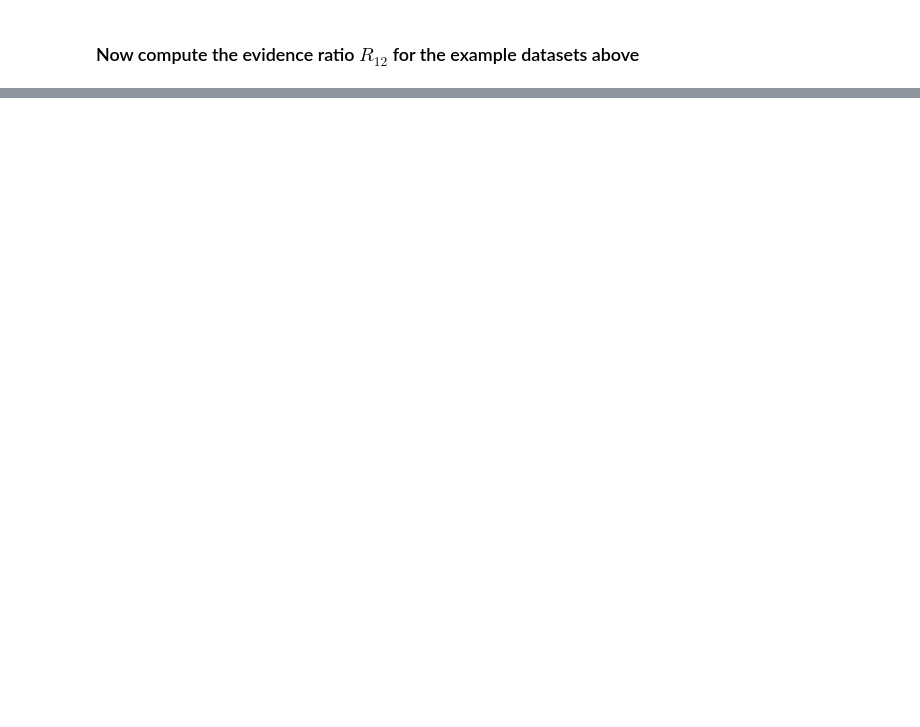
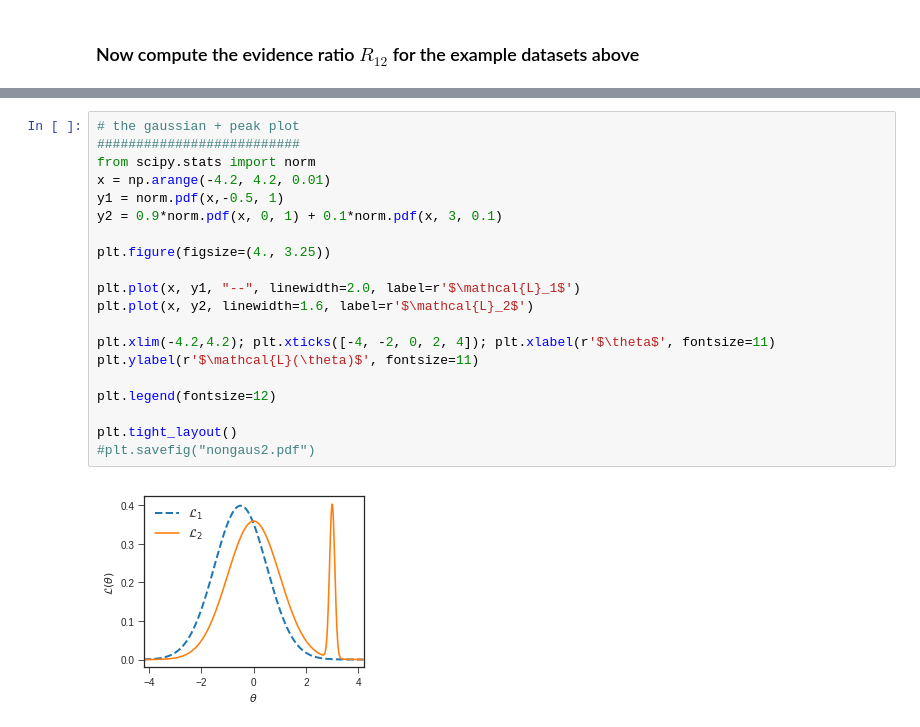
Before and after one commit to sarojadhikari/tension-factor, a Jupyter notebook: code/plots.ipynb, the cells around one changed output, grey strips where cells are left out. Drawn from its saved outputs; the diff is of its cells as text; blank space fills up the shorter version.

```diff
--- a/code/plots.ipynb
+++ b/code/plots.ipynb
@@ -112,0 +127,22 @@ print (ressep['logZ']-rescom['logZ'], "+/-", ressep['logZerr']+rescom['logZerr']
+# %%
+# the gaussian + peak plot
+##########################
+from scipy.stats import norm
+x = np.arange(-4.2, 4.2, 0.01)
+y1 = norm.pdf(x,-0.5, 1)
+y2 = 0.9*norm.pdf(x, 0, 1) + 0.1*norm.pdf(x, 3, 0.1)
+
+plt.figure(figsize=(4., 3.25))
+
+plt.plot(x, y1, "--", linewidth=2.0, label=r'$\mathcal{L}_1$')
+plt.plot(x, y2, linewidth=1.6, label=r'$\mathcal{L}_2$')
+
+plt.xlim(-4.2,4.2); plt.xticks([-4, -2, 0, 2, 4]); plt.xlabel(r'$\theta$', fontsize=11)
+plt.ylabel(r'$\mathcal{L}(\theta)$', fontsize=11)
+
+plt.legend(fontsize=12)
+
+plt.tight_layout()
+#plt.savefig("nongaus2.pdf")
+# %% [output]
+[figure, added]
```
Also changed, not shown: parts of 5 cells of this notebook.
